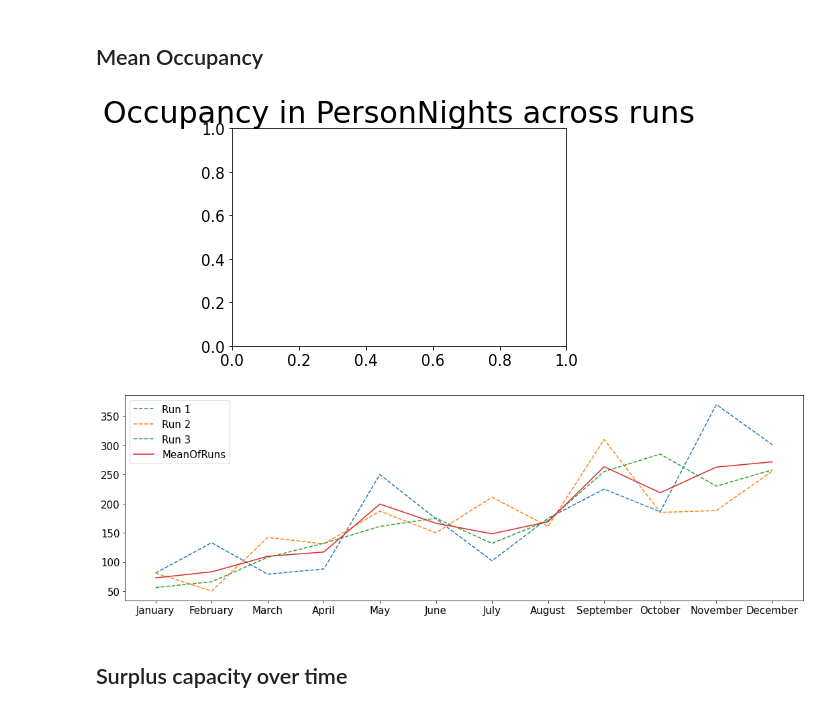
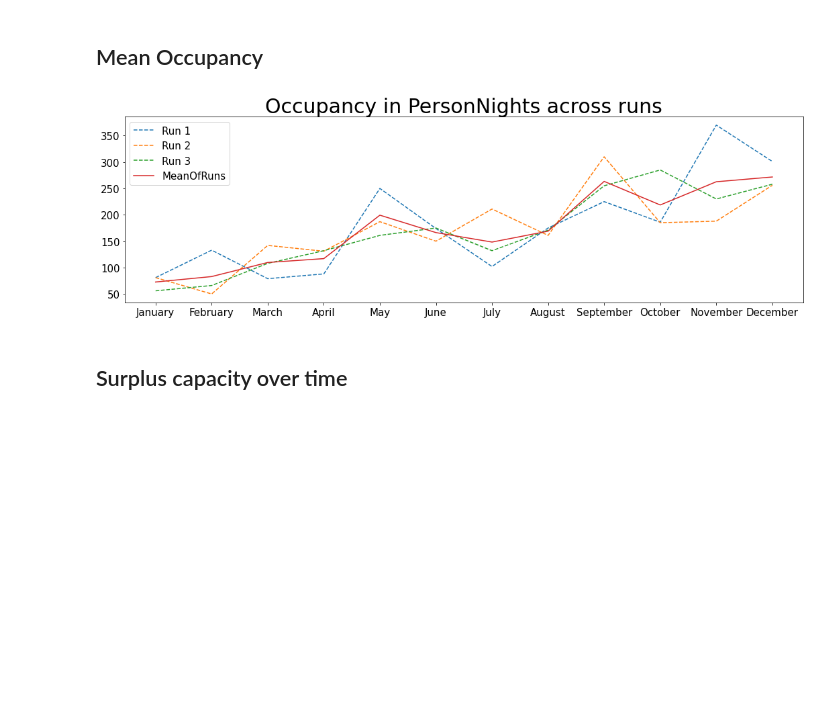
Before and after one commit to sim-team-z/learning-simpy, a Jupyter notebook: notebooks/07-shelter-model_with_viz.ipynb, the cells around one changed output. Drawn from its saved outputs; the diff is of its cells as text; code cells hidden in the pictures; blank space fills up the shorter version.

```diff
--- a/notebooks/07-shelter-model_with_viz.ipynb
+++ b/notebooks/07-shelter-model_with_viz.ipynb
@@ -479,32 +479,31 @@ plt.show()
 # %%
 ## Visualize - Over Runs
 # =======================
 
 occ_monthly_mean=occ_monthly_mean.sort_values('month', ascending=True)
 occ_monthly1=occ_monthly1.sort_values('month', ascending=True)
 occ_monthly2=occ_monthly2.sort_values('month', ascending=True)
 occ_monthly3=occ_monthly3.sort_values('month', ascending=True)
 
 
 titlestr = 'Occupancy in PersonNights across runs'
 plt.title(titlestr,fontsize=30)
 
 plt.rcParams["figure.figsize"] = [15, 5]
 plt.rcParams["figure.autolayout"] = True
-fig = plt.figure()
+#fig = plt.figure()
 
 plt.plot(occ_monthly1['month'], occ_monthly1['monthly_occupancy'], label = "Run 1", linestyle='dashed')
 plt.plot(occ_monthly2['month'], occ_monthly2['monthly_occupancy'], label = "Run 2",linestyle='dashed')
 plt.plot(occ_monthly3['month'], occ_monthly3['monthly_occupancy'], label = "Run 3",linestyle='dashed')
 plt.plot(occ_monthly_mean['month'], occ_monthly_mean['monthly_occupancy'], label = "MeanOfRuns",ms=30)
 occ_monthly_mean
 plt.legend()
 spacing = 0.100
 fig.subplots_adjust(bottom=spacing)
 plt.show()
 # %% [output]
-[figure, old version]
+[figure, new version]
-[figure, removed]
 # %% [markdown]
 ## Surplus capacity over time
 # %%
```
Also changed, not shown: 12 other files.
